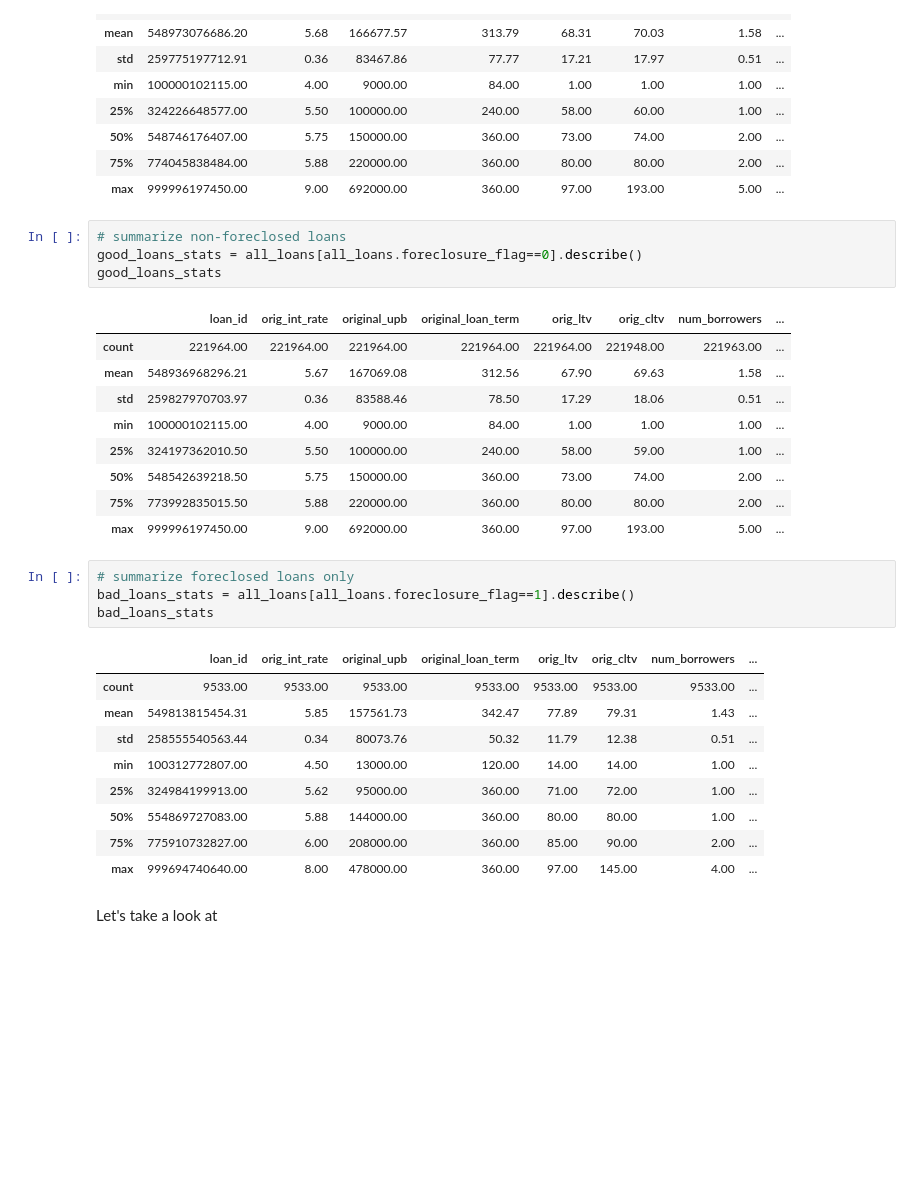
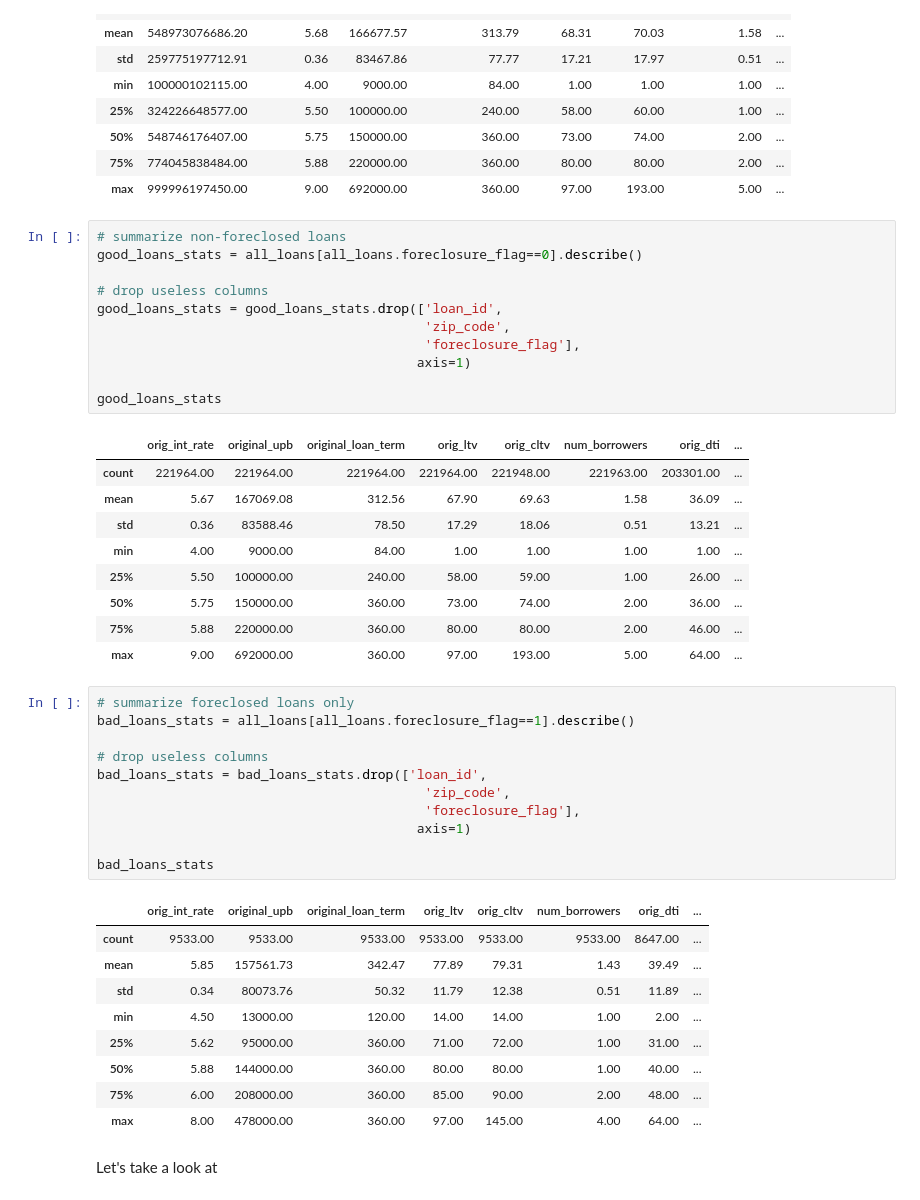
Before and after one commit to jcabiles/AnalysisPractice, a Jupyter notebook: foreclosed_loans_analysis/Analysis of Foreclosed Loans.ipynb, the cells around one changed output. Saved outputs shown, nothing was run; the diff lists cells and outputs as text; blank space fills up the shorter version.

Commit message:
Drop useless cols in summaries

```diff
--- a/foreclosed_loans_analysis/Analysis of Foreclosed Loans.ipynb
+++ b/foreclosed_loans_analysis/Analysis of Foreclosed Loans.ipynb
@@ -105,31 +105,45 @@ all_loans.describe()
 # %%
 # summarize non-foreclosed loans
 good_loans_stats = all_loans[all_loans.foreclosure_flag==0].describe()
+
+# drop useless columns
+good_loans_stats = good_loans_stats.drop(['loan_id',
+                                          'zip_code',
+                                          'foreclosure_flag'],
+                                         axis=1)
+
 good_loans_stats
 # %% [output]
-|  | loan_id | orig_int_rate | original_upb | original_loan_term | orig_ltv | orig_cltv | num_borrowers | ... |
-| count | 221964.00 | 221964.00 | 221964.00 | 221964.00 | 221964.00 | 221948.00 | 221963.00 | ... |
-| mean | 548936968296.21 | 5.67 | 167069.08 | 312.56 | 67.90 | 69.63 | 1.58 | ... |
-| std | 259827970703.97 | 0.36 | 83588.46 | 78.50 | 17.29 | 18.06 | 0.51 | ... |
-| min | 100000102115.00 | 4.00 | 9000.00 | 84.00 | 1.00 | 1.00 | 1.00 | ... |
-| 25% | 324197362010.50 | 5.50 | 100000.00 | 240.00 | 58.00 | 59.00 | 1.00 | ... |
-| 50% | 548542639218.50 | 5.75 | 150000.00 | 360.00 | 73.00 | 74.00 | 2.00 | ... |
-| 75% | 773992835015.50 | 5.88 | 220000.00 | 360.00 | 80.00 | 80.00 | 2.00 | ... |
-| max | 999996197450.00 | 9.00 | 692000.00 | 360.00 | 97.00 | 193.00 | 5.00 | ... |
+|  | orig_int_rate | original_upb | original_loan_term | orig_ltv | orig_cltv | num_borrowers | orig_dti | ... |
+| count | 221964.00 | 221964.00 | 221964.00 | 221964.00 | 221948.00 | 221963.00 | 203301.00 | ... |
+| mean | 5.67 | 167069.08 | 312.56 | 67.90 | 69.63 | 1.58 | 36.09 | ... |
+| std | 0.36 | 83588.46 | 78.50 | 17.29 | 18.06 | 0.51 | 13.21 | ... |
+| min | 4.00 | 9000.00 | 84.00 | 1.00 | 1.00 | 1.00 | 1.00 | ... |
+| 25% | 5.50 | 100000.00 | 240.00 | 58.00 | 59.00 | 1.00 | 26.00 | ... |
+| 50% | 5.75 | 150000.00 | 360.00 | 73.00 | 74.00 | 2.00 | 36.00 | ... |
+| 75% | 5.88 | 220000.00 | 360.00 | 80.00 | 80.00 | 2.00 | 46.00 | ... |
+| max | 9.00 | 692000.00 | 360.00 | 97.00 | 193.00 | 5.00 | 64.00 | ... |
 # %%
 # summarize foreclosed loans only
 bad_loans_stats = all_loans[all_loans.foreclosure_flag==1].describe()
+
+# drop useless columns
+bad_loans_stats = bad_loans_stats.drop(['loan_id',
+                                          'zip_code',
+                                          'foreclosure_flag'],
+                                         axis=1)
+
 bad_loans_stats
 # %% [output]
-|  | loan_id | orig_int_rate | original_upb | original_loan_term | orig_ltv | orig_cltv | num_borrowers | ... |
-| count | 9533.00 | 9533.00 | 9533.00 | 9533.00 | 9533.00 | 9533.00 | 9533.00 | ... |
-| mean | 549813815454.31 | 5.85 | 157561.73 | 342.47 | 77.89 | 79.31 | 1.43 | ... |
-| std | 258555540563.44 | 0.34 | 80073.76 | 50.32 | 11.79 | 12.38 | 0.51 | ... |
-| min | 100312772807.00 | 4.50 | 13000.00 | 120.00 | 14.00 | 14.00 | 1.00 | ... |
-| 25% | 324984199913.00 | 5.62 | 95000.00 | 360.00 | 71.00 | 72.00 | 1.00 | ... |
-| 50% | 554869727083.00 | 5.88 | 144000.00 | 360.00 | 80.00 | 80.00 | 1.00 | ... |
-| 75% | 775910732827.00 | 6.00 | 208000.00 | 360.00 | 85.00 | 90.00 | 2.00 | ... |
-| max | 999694740640.00 | 8.00 | 478000.00 | 360.00 | 97.00 | 145.00 | 4.00 | ... |
+|  | orig_int_rate | original_upb | original_loan_term | orig_ltv | orig_cltv | num_borrowers | orig_dti | ... |
+| count | 9533.00 | 9533.00 | 9533.00 | 9533.00 | 9533.00 | 9533.00 | 8647.00 | ... |
+| mean | 5.85 | 157561.73 | 342.47 | 77.89 | 79.31 | 1.43 | 39.49 | ... |
+| std | 0.34 | 80073.76 | 50.32 | 11.79 | 12.38 | 0.51 | 11.89 | ... |
+| min | 4.50 | 13000.00 | 120.00 | 14.00 | 14.00 | 1.00 | 2.00 | ... |
+| 25% | 5.62 | 95000.00 | 360.00 | 71.00 | 72.00 | 1.00 | 31.00 | ... |
+| 50% | 5.88 | 144000.00 | 360.00 | 80.00 | 80.00 | 1.00 | 40.00 | ... |
+| 75% | 6.00 | 208000.00 | 360.00 | 85.00 | 90.00 | 2.00 | 48.00 | ... |
+| max | 8.00 | 478000.00 | 360.00 | 97.00 | 145.00 | 4.00 | 64.00 | ... |
 # %% [markdown]
 Let's take a look at
 # %%
```
